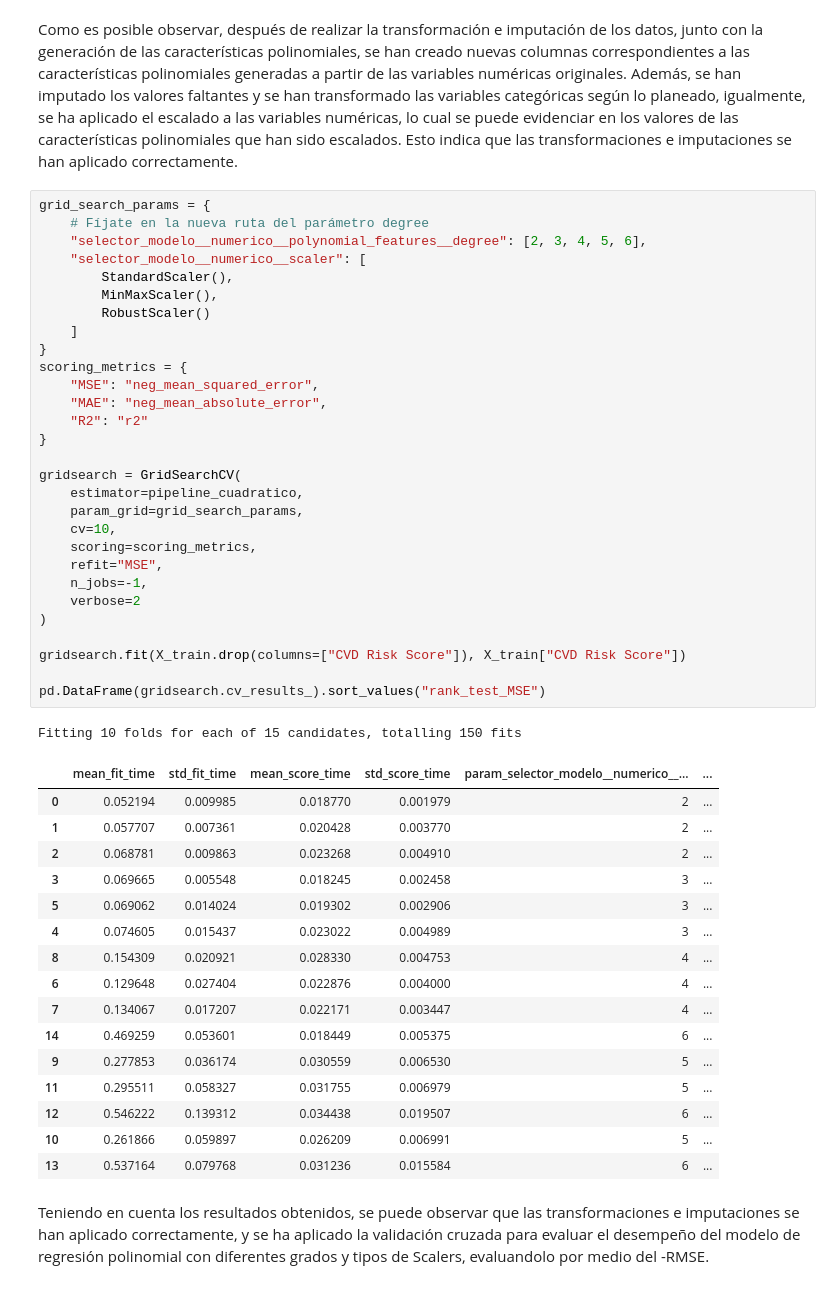
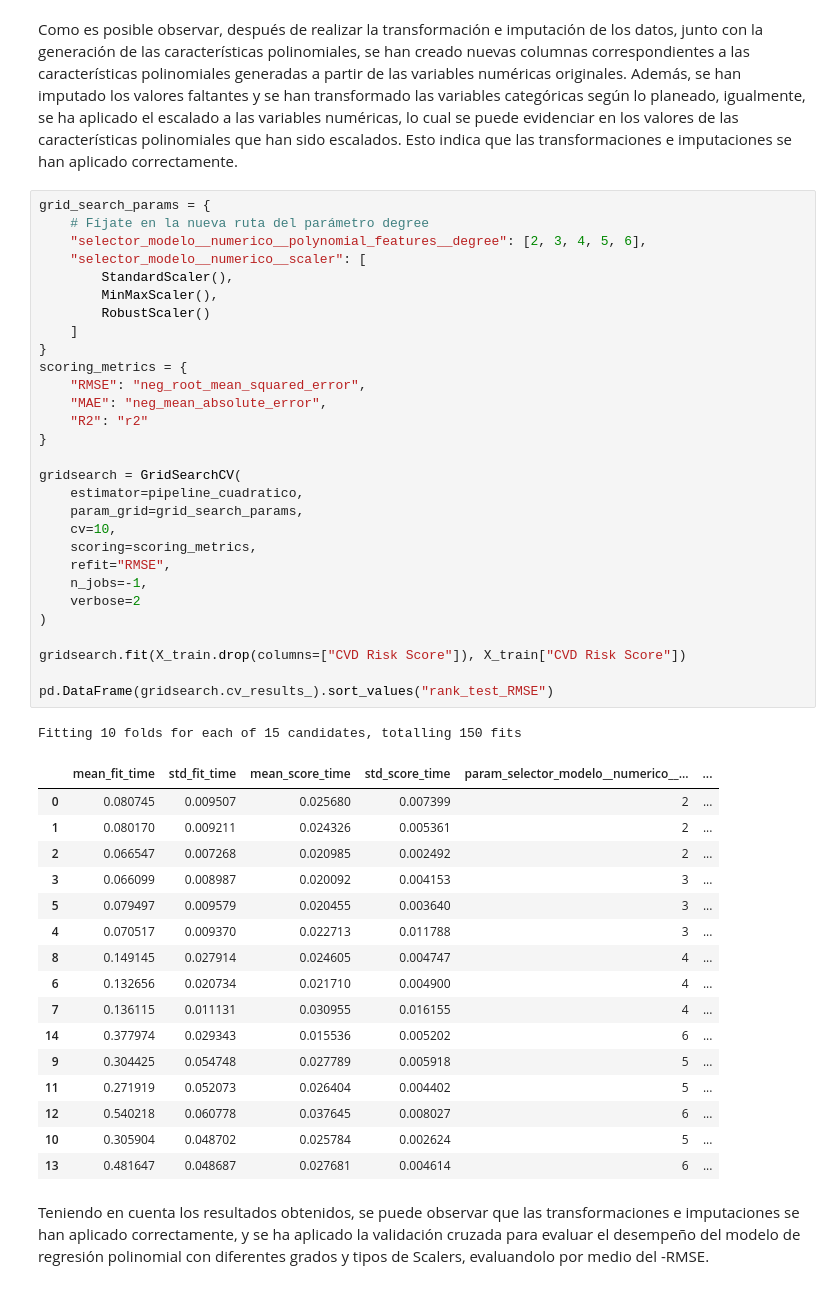
Before and after one commit to Sharik1516/Laboratorio2-ML, a Jupyter notebook: Diego/Laboratorio_2_ML.ipynb, the cells around one changed output. Saved outputs shown, nothing was run; the diff lists cells and outputs as text.

```diff
--- a/Diego/Laboratorio_2_ML.ipynb
+++ b/Diego/Laboratorio_2_ML.ipynb
@@ -1163,50 +1163,50 @@ Como es posible observar, después de realizar la transformación e imputación
 # %%
 grid_search_params = {
     # Fíjate en la nueva ruta del parámetro degree
     "selector_modelo__numerico__polynomial_features__degree": [2, 3, 4, 5, 6],
     "selector_modelo__numerico__scaler": [
         StandardScaler(),
         MinMaxScaler(),
         RobustScaler()
     ]
 }
 scoring_metrics = {
-    "MSE": "neg_mean_squared_error",
+    "RMSE": "neg_root_mean_squared_error",
     "MAE": "neg_mean_absolute_error",
     "R2": "r2"
 }
 
 gridsearch = GridSearchCV(
     estimator=pipeline_cuadratico,
     param_grid=grid_search_params,
     cv=10,
     scoring=scoring_metrics,
-    refit="MSE",
+    refit="RMSE",
     n_jobs=-1,
     verbose=2
 )
 
 gridsearch.fit(X_train.drop(columns=["CVD Risk Score"]), X_train["CVD Risk Score"])
 
-pd.DataFrame(gridsearch.cv_results_).sort_values("rank_test_MSE")
+pd.DataFrame(gridsearch.cv_results_).sort_values("rank_test_RMSE")
 # %% [output]
 Fitting 10 folds for each of 15 candidates, totalling 150 fits
 |  | mean_fit_time | std_fit_time | mean_score_time | std_score_time | param_selector_modelo__numerico__... | ... |
-| 0 | 0.052194 | 0.009985 | 0.018770 | 0.001979 | 2 | ... |
-| 1 | 0.057707 | 0.007361 | 0.020428 | 0.003770 | 2 | ... |
-| 2 | 0.068781 | 0.009863 | 0.023268 | 0.004910 | 2 | ... |
-| 3 | 0.069665 | 0.005548 | 0.018245 | 0.002458 | 3 | ... |
-| 5 | 0.069062 | 0.014024 | 0.019302 | 0.002906 | 3 | ... |
-| 4 | 0.074605 | 0.015437 | 0.023022 | 0.004989 | 3 | ... |
-| 8 | 0.154309 | 0.020921 | 0.028330 | 0.004753 | 4 | ... |
-| 6 | 0.129648 | 0.027404 | 0.022876 | 0.004000 | 4 | ... |
-| 7 | 0.134067 | 0.017207 | 0.022171 | 0.003447 | 4 | ... |
-| 14 | 0.469259 | 0.053601 | 0.018449 | 0.005375 | 6 | ... |
-| 9 | 0.277853 | 0.036174 | 0.030559 | 0.006530 | 5 | ... |
-| 11 | 0.295511 | 0.058327 | 0.031755 | 0.006979 | 5 | ... |
-| 12 | 0.546222 | 0.139312 | 0.034438 | 0.019507 | 6 | ... |
-| 10 | 0.261866 | 0.059897 | 0.026209 | 0.006991 | 5 | ... |
-| 13 | 0.537164 | 0.079768 | 0.031236 | 0.015584 | 6 | ... |
+| 0 | 0.080745 | 0.009507 | 0.025680 | 0.007399 | 2 | ... |
+| 1 | 0.080170 | 0.009211 | 0.024326 | 0.005361 | 2 | ... |
+| 2 | 0.066547 | 0.007268 | 0.020985 | 0.002492 | 2 | ... |
+| 3 | 0.066099 | 0.008987 | 0.020092 | 0.004153 | 3 | ... |
+| 5 | 0.079497 | 0.009579 | 0.020455 | 0.003640 | 3 | ... |
+| 4 | 0.070517 | 0.009370 | 0.022713 | 0.011788 | 3 | ... |
+| 8 | 0.149145 | 0.027914 | 0.024605 | 0.004747 | 4 | ... |
+| 6 | 0.132656 | 0.020734 | 0.021710 | 0.004900 | 4 | ... |
+| 7 | 0.136115 | 0.011131 | 0.030955 | 0.016155 | 4 | ... |
+| 14 | 0.377974 | 0.029343 | 0.015536 | 0.005202 | 6 | ... |
+| 9 | 0.304425 | 0.054748 | 0.027789 | 0.005918 | 5 | ... |
+| 11 | 0.271919 | 0.052073 | 0.026404 | 0.004402 | 5 | ... |
+| 12 | 0.540218 | 0.060778 | 0.037645 | 0.008027 | 6 | ... |
+| 10 | 0.305904 | 0.048702 | 0.025784 | 0.002624 | 5 | ... |
+| 13 | 0.481647 | 0.048687 | 0.027681 | 0.004614 | 6 | ... |
 # %% [markdown]
 Teniendo en cuenta los resultados obtenidos, se puede observar que las transformaciones e imputaciones se han aplicado correctamente, y se ha aplicado la validación cruzada para evaluar el desempeño del modelo de regresión polinomial con diferentes grados y tipos de Scalers, evaluandolo por medio del -RMSE.
 # %%
```
Also changed, not shown: parts of 14 cells of this notebook, 2 other files.
